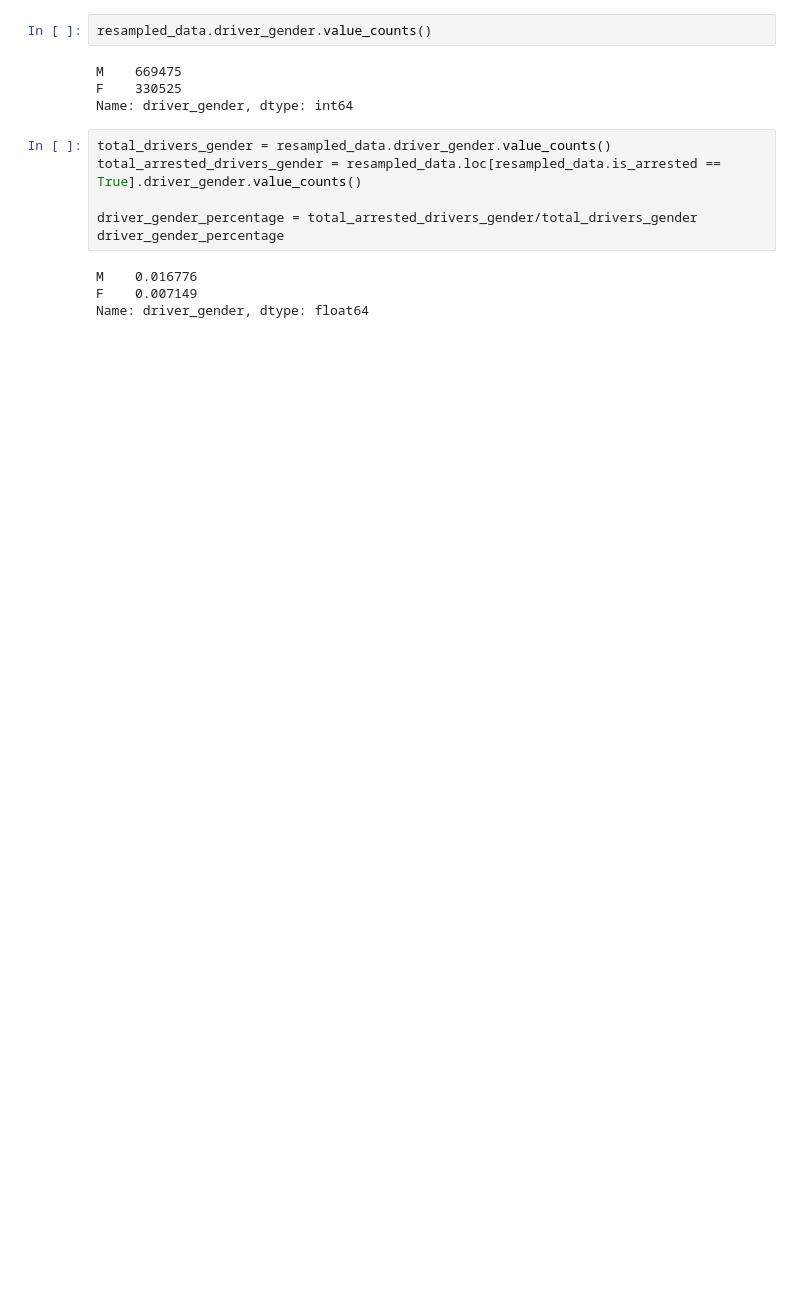
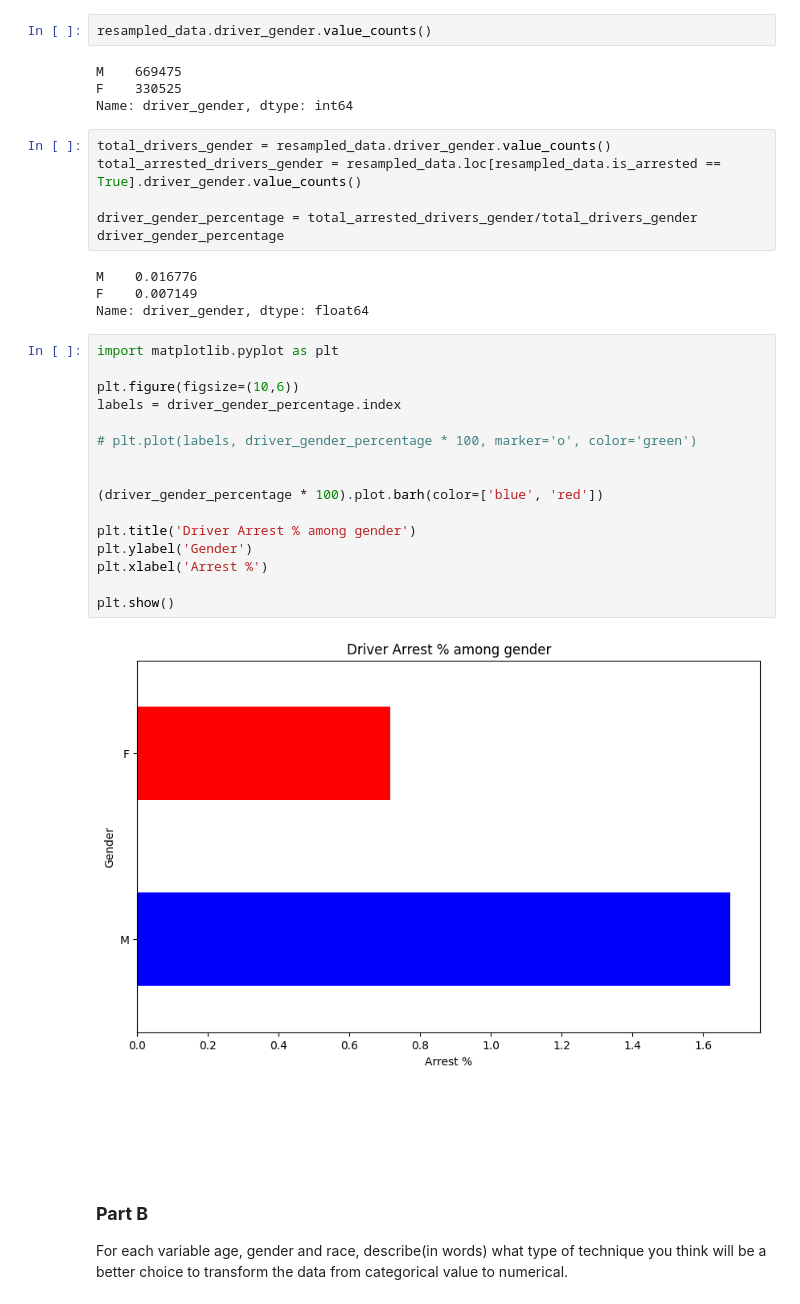
Before and after one commit to Sumitjh26997/CSS581-ML, a Jupyter notebook: hw2.ipynb, the cells around one changed output. Cells and saved outputs as stored; diff of their text form; blank space fills up the shorter version.

```diff
--- a/hw2.ipynb
+++ b/hw2.ipynb
@@ -168,3 +213,27 @@ driver_gender_percentage
 M    0.016776
 F    0.007149
 Name: driver_gender, dtype: float64
+# %%
+import matplotlib.pyplot as plt
+
+plt.figure(figsize=(10,6))
+labels = driver_gender_percentage.index
+
+# plt.plot(labels, driver_gender_percentage * 100, marker='o', color='green')
+
+
+(driver_gender_percentage * 100).plot.barh(color=['blue', 'red'])
+
+plt.title('Driver Arrest % among gender')
+plt.ylabel('Gender')
+plt.xlabel('Arrest %')
+
+plt.show()
+# %% [output]
+[figure, added]
+# %% [markdown]
+<br><br><br>
+# %% [markdown]
+### **Part B**
+
+For each variable age, gender and race, describe(in words) what type of technique you think will be a better choice to transform the data from categorical value to numerical.
```
Also changed, not shown: parts of 7 cells of this notebook.
